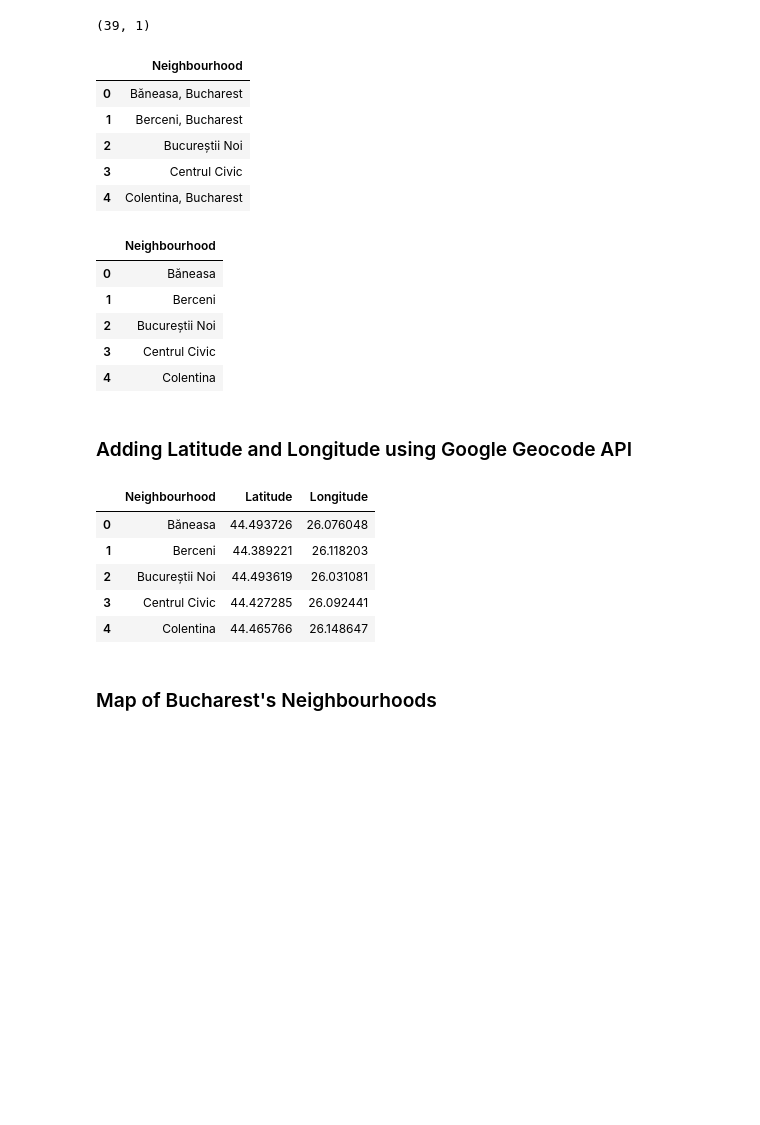
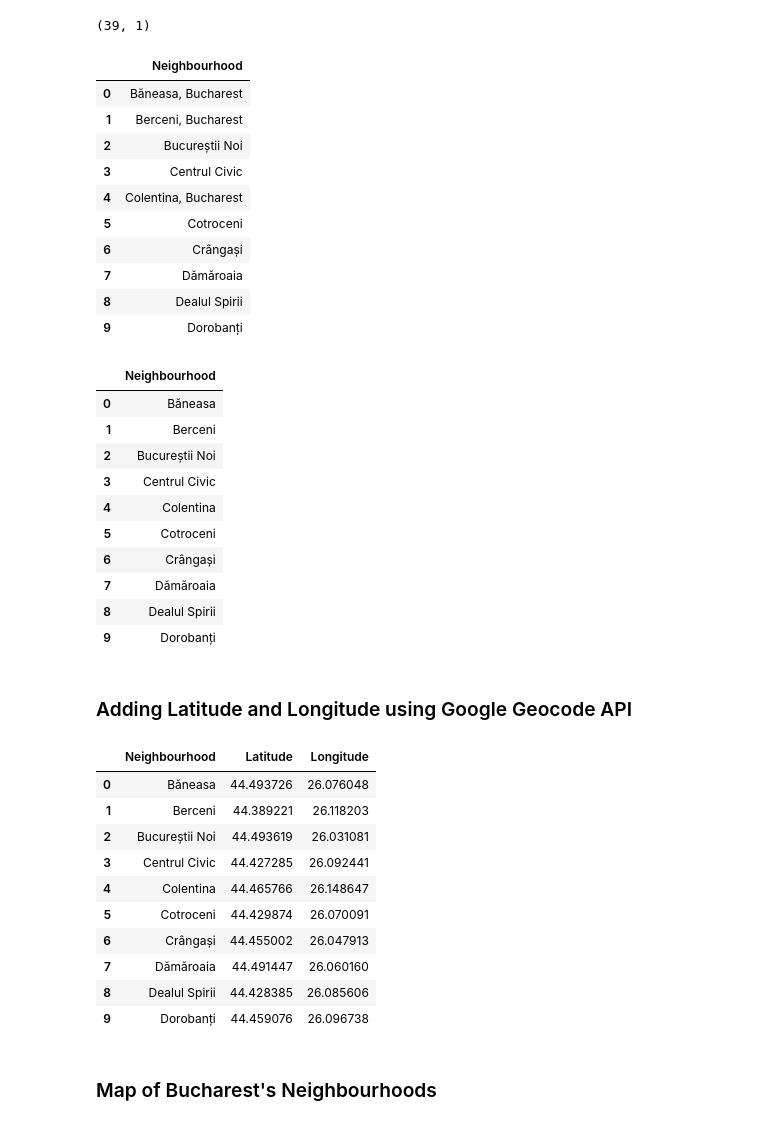
Before and after one commit to silvyshor/Phyton-SQL-projects-for-IBM-Data-Science, a Jupyter notebook: Silvia's 'Dress to Impress' Project.ipynb, the cells around one changed output. Drawn from its saved outputs; the diff is of its cells as text; code cells hidden in the pictures; blank space fills up the shorter version.

```diff
--- a/Silvia's 'Dress to Impress' Project.ipynb
+++ b/Silvia's 'Dress to Impress' Project.ipynb
@@ -89,7 +93,7 @@ df.shape
 # %% [output]
 (39, 1)
 # %%
-df.head()
+df.head(10)
 # %% [output]
 |  | Neighbourhood |
 | 0 | Băneasa, Bucharest |
@@ -97,10 +101,15 @@ df.head()
 | 2 | Bucureștii Noi |
 | 3 | Centrul Civic |
 | 4 | Colentina, Bucharest |
+| 5 | Cotroceni |
+| 6 | Crângași |
+| 7 | Dămăroaia |
+| 8 | Dealul Spirii |
+| 9 | Dorobanți |
 # %%
 df['Neighbourhood'] = df.Neighbourhood.str.replace(', Bucharest,?' , '')
 # %%
-df.head()
+df.head(10)
 # %% [output]
 |  | Neighbourhood |
 | 0 | Băneasa |
@@ -108,6 +117,11 @@ df.head()
 | 2 | Bucureștii Noi |
 | 3 | Centrul Civic |
 | 4 | Colentina |
+| 5 | Cotroceni |
+| 6 | Crângași |
+| 7 | Dămăroaia |
+| 8 | Dealul Spirii |
+| 9 | Dorobanți |
 # %% [markdown]
 ### Adding Latitude and Longitude using Google Geocode API
 # %%
@@ -136,14 +150,19 @@ for nbd in df["Neighbourhood"] :
 df['Latitude'] = latitudes
 df['Longitude'] = longitudes
 # %%
-df.head()
+df.head(10)
 # %% [output]
 |  | Neighbourhood | Latitude | Longitude |
 | 0 | Băneasa | 44.493726 | 26.076048 |
 | 1 | Berceni | 44.389221 | 26.118203 |
 | 2 | Bucureștii Noi | 44.493619 | 26.031081 |
 | 3 | Centrul Civic | 44.427285 | 26.092441 |
 | 4 | Colentina | 44.465766 | 26.148647 |
+| 5 | Cotroceni | 44.429874 | 26.070091 |
+| 6 | Crângași | 44.455002 | 26.047913 |
+| 7 | Dămăroaia | 44.491447 | 26.060160 |
+| 8 | Dealul Spirii | 44.428385 | 26.085606 |
+| 9 | Dorobanți | 44.459076 | 26.096738 |
 # %% [markdown]
 ### Map of Bucharest's Neighbourhoods
 # %%
```
Also changed, not shown: parts of 1 cell of this notebook.
